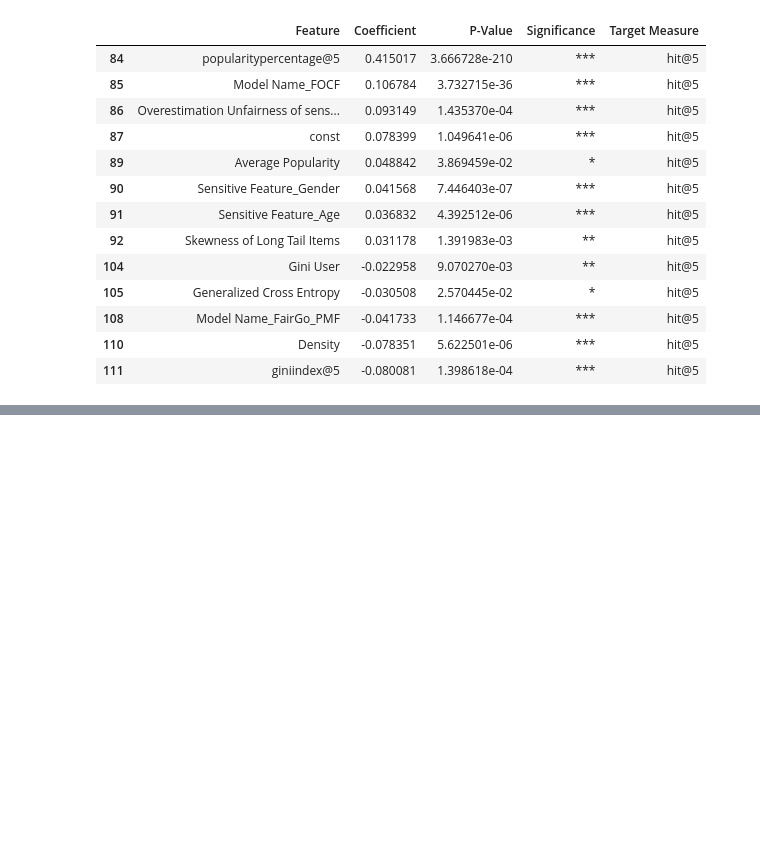
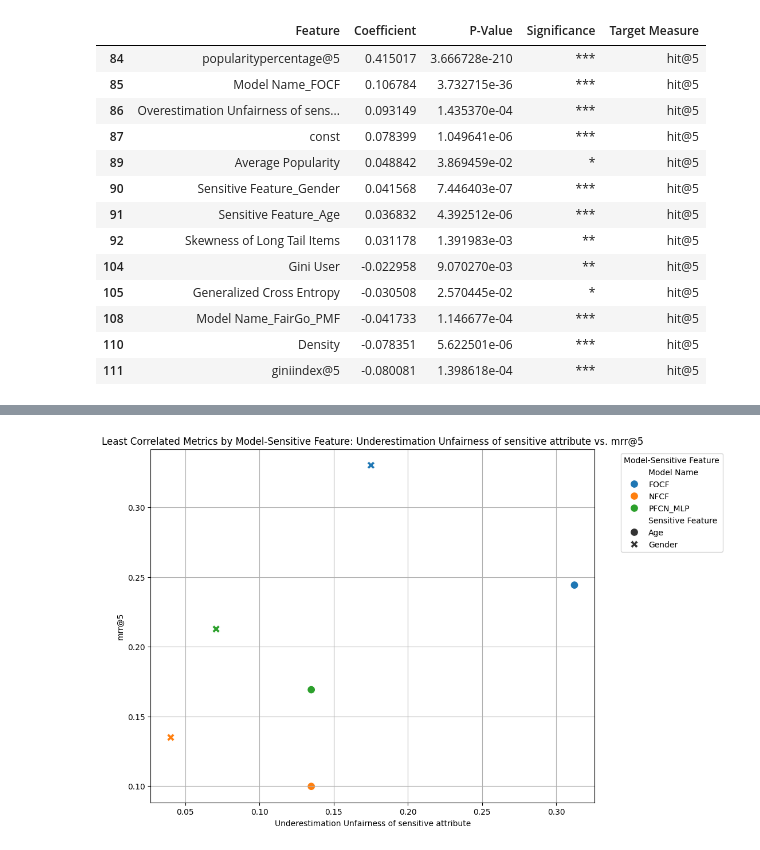
Before and after one commit to ITU-ILAP/RecBole-FairRec-Comparison-Tool, a Jupyter notebook: evaluation/regression_analysis.ipynb, the cells around one changed output, grey strips where cells are left out. Cells and saved outputs as stored; diff of their text form; code cells hidden in the pictures; blank space fills up the shorter version.

```diff
--- a/evaluation/regression_analysis.ipynb
+++ b/evaluation/regression_analysis.ipynb
@@ -239,0 +520,49 @@ importance_analysis_2
+# %%
+# Define fairness and accuracy metrics
+fairness_measures = [
+    'Value Unfairness of sensitive attribute',
+    'Absolute Unfairness of sensitive attribute',
+    'Underestimation Unfairness of sensitive attribute',
+    'Overestimation Unfairness of sensitive attribute',
+    'NonParity Unfairness of sensitive attribute',
+    'Absolute Difference',
+    'KS Statistic of sensitive attribute',
+    'Generalized Cross Entropy',
+    'Differential Fairness of sensitive attribute'
+]
+
+accuracy_metrics = [
+    'ndcg@5',
+    'recall@5',
+    'mrr@5',
+    'hit@5',
+]
+
+# Compute correlation matrix and find least correlated metrics
+correlations = df[fairness_measures + accuracy_metrics].corr()
+fairness_vs_accuracy_corr = correlations.loc[fairness_measures, accuracy_metrics].abs()
+least_correlated = fairness_vs_accuracy_corr.stack().idxmin()
+least_corr_fairness, least_corr_accuracy = least_correlated
+
+# Calculate averages for each model-sensitive feature pair
+model_sensitive_averages = df.groupby(["Model Name", "Sensitive Feature"])[
+    fairness_measures + accuracy_metrics
+].mean()
+
+# Scatter plot for least correlated metrics by model-sensitive feature
+plt.figure(figsize=(10, 8))
+sns.scatterplot(
+    x=model_sensitive_averages[least_corr_fairness],
+    y=model_sensitive_averages[least_corr_accuracy],
+    hue=model_sensitive_averages.index.get_level_values(0),  # Model Name
+    style=model_sensitive_averages.index.get_level_values(1),  # Sensitive Feature
+    s=100
+)
+plt.title(f"Least Correlated Metrics by Model-Sensitive Feature: {least_corr_fairness} vs. {least_corr_accuracy}")
+plt.xlabel(least_corr_fairness)
+plt.ylabel(least_corr_accuracy)
+plt.legend(title="Model-Sensitive Feature", bbox_to_anchor=(1.05, 1), loc='upper left')
+plt.grid()
+plt.show()
+# %% [output]
+[figure, added]
```
Also changed, not shown: parts of 15 cells of this notebook, 13 other files.
